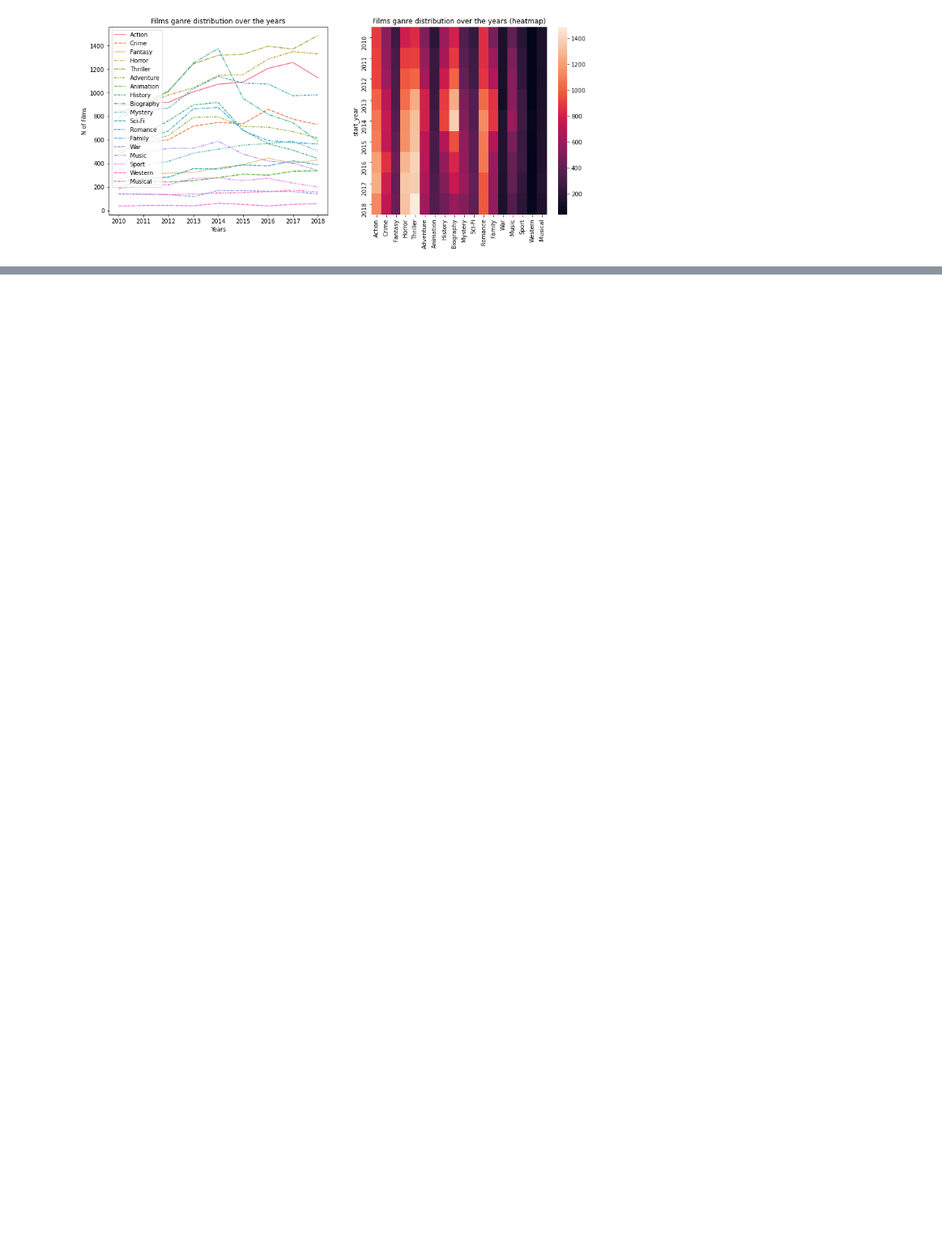
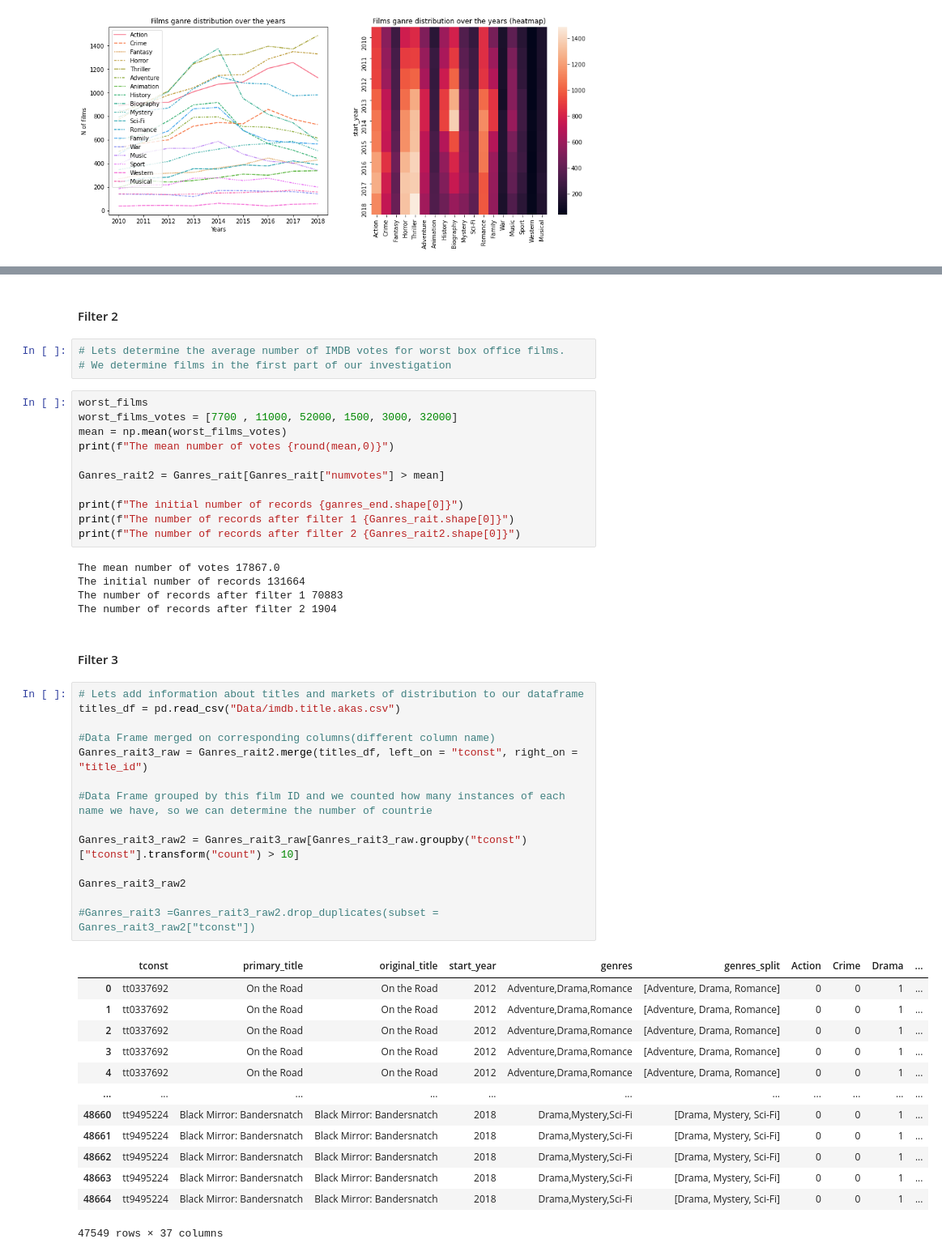
Before and after one commit to 314ka4y/Exploratory_Data_Analysis_project-Movies., a Jupyter notebook: student.ipynb, the cells around one changed output, grey strips where cells are left out. Shown: that part at 81% size. Drawn from its saved outputs; the diff is of its cells as text; blank space fills up the shorter version.

```diff
--- a/student.ipynb
+++ b/student.ipynb
@@ -863 +836,52 @@ memory usage: 32.2+ MB
 [figure]
+# %% [markdown]
+#### Filter 2
+# %%
+# Lets determine the average number of IMDB votes for worst box office films.
+# We determine films in the first part of our investigation
+# %%
+worst_films
+worst_films_votes = [7700 , 11000, 52000, 1500, 3000, 32000]
+mean = np.mean(worst_films_votes)
+print(f"The mean number of votes {round(mean,0)}")
+
+Ganres_rait2 = Ganres_rait[Ganres_rait["numvotes"] > mean]
+
+print(f"The initial number of records {ganres_end.shape[0]}")
+print(f"The number of records after filter 1 {Ganres_rait.shape[0]}")
+print(f"The number of records after filter 2 {Ganres_rait2.shape[0]}")
+# %% [output]
+The mean number of votes 17867.0
+The initial number of records 131664
+The number of records after filter 1 70883
+The number of records after filter 2 1904
+# %% [markdown]
+#### Filter 3
+# %%
+# Lets add information about titles and markets of distribution to our dataframe
+titles_df = pd.read_csv("Data/imdb.title.akas.csv")
+
+#Data Frame merged on corresponding columns(different column name)
+Ganres_rait3_raw = Ganres_rait2.merge(titles_df, left_on = "tconst", right_on = "title_id")
+
+#Data Frame grouped by this film ID and we counted how many instances of each name we have, so we can determine the number of countrie
+
+Ganres_rait3_raw2 = Ganres_rait3_raw[Ganres_rait3_raw.groupby("tconst")["tconst"].transform("count") > 10]
+
+Ganres_rait3_raw2
+
+#Ganres_rait3 =Ganres_rait3_raw2.drop_duplicates(subset = Ganres_rait3_raw2["tconst"])
+# %% [output]
+|  | tconst | primary_title | original_title | start_year | genres | genres_split | Action | Crime | Drama | ... |
+| 0 | tt0337692 | On the Road | On the Road | 2012 | Adventure,Drama,Romance | [Adventure, Drama, Romance] | 0 | 0 | 1 | ... |
+| 1 | tt0337692 | On the Road | On the Road | 2012 | Adventure,Drama,Romance | [Adventure, Drama, Romance] | 0 | 0 | 1 | ... |
+| 2 | tt0337692 | On the Road | On the Road | 2012 | Adventure,Drama,Romance | [Adventure, Drama, Romance] | 0 | 0 | 1 | ... |
+| 3 | tt0337692 | On the Road | On the Road | 2012 | Adventure,Drama,Romance | [Adventure, Drama, Romance] | 0 | 0 | 1 | ... |
+| 4 | tt0337692 | On the Road | On the Road | 2012 | Adventure,Drama,Romance | [Adventure, Drama, Romance] | 0 | 0 | 1 | ... |
+| ... | ... | ... | ... | ... | ... | ... | ... | ... | ... | ... |
+| 48660 | tt9495224 | Black Mirror: Bandersnatch | Black Mirror: Bandersnatch | 2018 | Drama,Mystery,Sci-Fi | [Drama, Mystery, Sci-Fi] | 0 | 0 | 1 | ... |
+| 48661 | tt9495224 | Black Mirror: Bandersnatch | Black Mirror: Bandersnatch | 2018 | Drama,Mystery,Sci-Fi | [Drama, Mystery, Sci-Fi] | 0 | 0 | 1 | ... |
+| 48662 | tt9495224 | Black Mirror: Bandersnatch | Black Mirror: Bandersnatch | 2018 | Drama,Mystery,Sci-Fi | [Drama, Mystery, Sci-Fi] | 0 | 0 | 1 | ... |
+| 48663 | tt9495224 | Black Mirror: Bandersnatch | Black Mirror: Bandersnatch | 2018 | Drama,Mystery,Sci-Fi | [Drama, Mystery, Sci-Fi] | 0 | 0 | 1 | ... |
+| 48664 | tt9495224 | Black Mirror: Bandersnatch | Black Mirror: Bandersnatch | 2018 | Drama,Mystery,Sci-Fi | [Drama, Mystery, Sci-Fi] | 0 | 0 | 1 | ... |
+47549 rows × 37 columns
```
Also changed, not shown: parts of 25 cells of this notebook.
